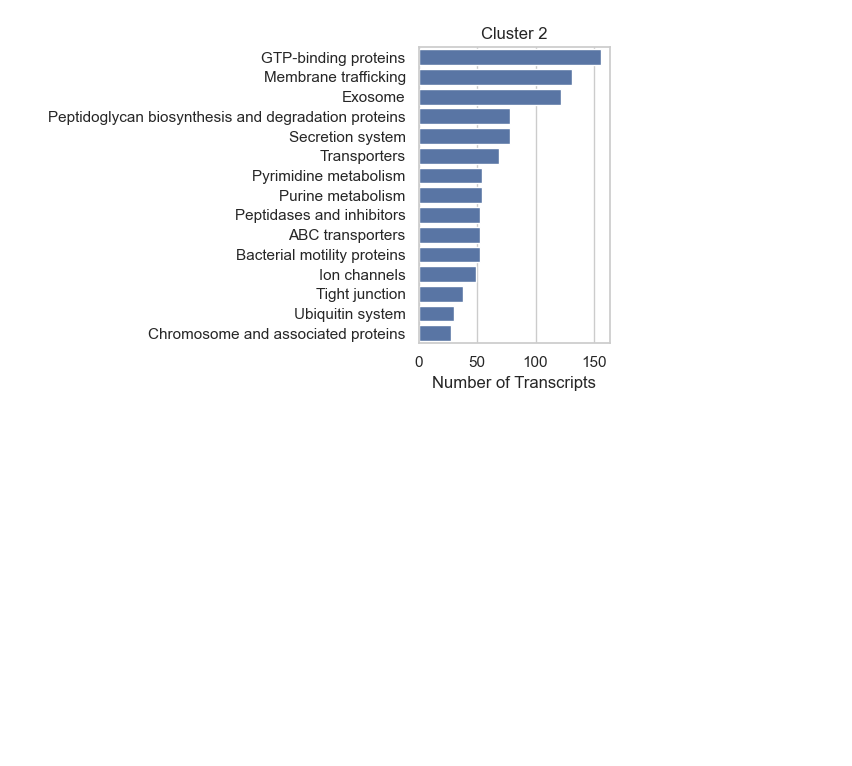
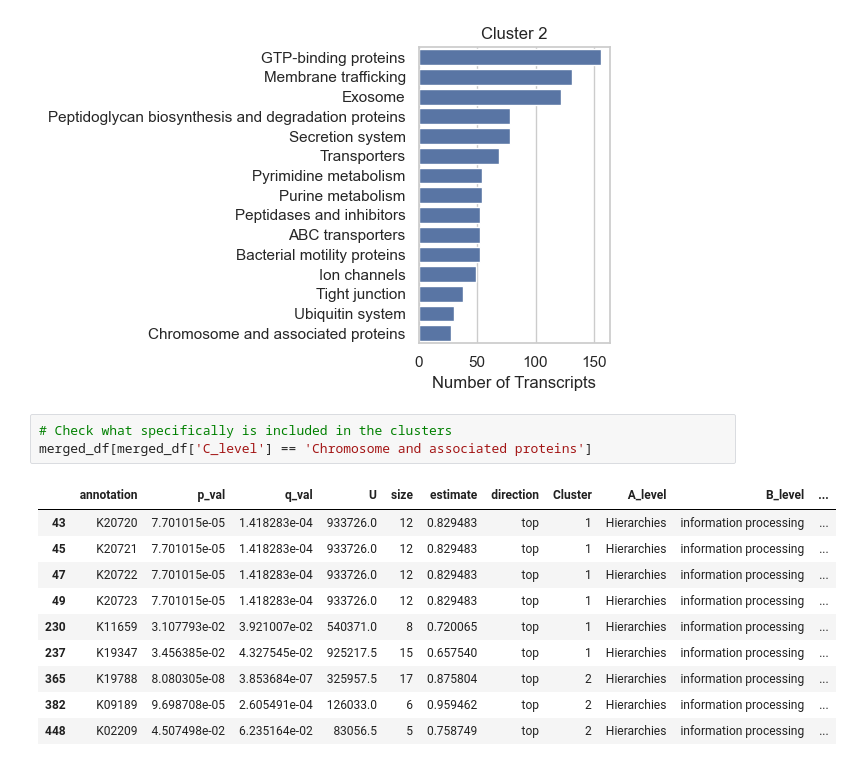
Before and after one commit to MichielPerneel/spring_campaign_2023, a Jupyter notebook: scripts/phaeocystis_cluster_enrichment_visualization.ipynb, the cells around one changed output. Cells and saved outputs as stored; diff of their text form; blank space fills up the shorter version.

```diff
--- a/scripts/phaeocystis_cluster_enrichment_visualization.ipynb
+++ b/scripts/phaeocystis_cluster_enrichment_visualization.ipynb
@@ -111,3 +111,17 @@ for cluster in clusters:
 # %% [output]
 [figure]
 [figure]
+# %%
+# Check what specifically is included in the clusters
+merged_df[merged_df['C_level'] == 'Chromosome and associated proteins']
+# %% [output]
+|  | annotation | p_val | q_val | U | size | estimate | direction | Cluster | A_level | B_level | ... |
+| 43 | K20720 | 7.701015e-05 | 1.418283e-04 | 933726.0 | 12 | 0.829483 | top | 1 | Hierarchies | information processing | ... |
+| 45 | K20721 | 7.701015e-05 | 1.418283e-04 | 933726.0 | 12 | 0.829483 | top | 1 | Hierarchies | information processing | ... |
+| 47 | K20722 | 7.701015e-05 | 1.418283e-04 | 933726.0 | 12 | 0.829483 | top | 1 | Hierarchies | information processing | ... |
+| 49 | K20723 | 7.701015e-05 | 1.418283e-04 | 933726.0 | 12 | 0.829483 | top | 1 | Hierarchies | information processing | ... |
+| 230 | K11659 | 3.107793e-02 | 3.921007e-02 | 540371.0 | 8 | 0.720065 | top | 1 | Hierarchies | information processing | ... |
+| 237 | K19347 | 3.456385e-02 | 4.327545e-02 | 925217.5 | 15 | 0.657540 | top | 1 | Hierarchies | information processing | ... |
+| 365 | K19788 | 8.080305e-08 | 3.853684e-07 | 325957.5 | 17 | 0.875804 | top | 2 | Hierarchies | information processing | ... |
+| 382 | K09189 | 9.698708e-05 | 2.605491e-04 | 126033.0 | 6 | 0.959462 | top | 2 | Hierarchies | information processing | ... |
+| 448 | K02209 | 4.507498e-02 | 6.235164e-02 | 83056.5 | 5 | 0.758749 | top | 2 | Hierarchies | information processing | ... |
```
Also changed, not shown: 8 other files.
